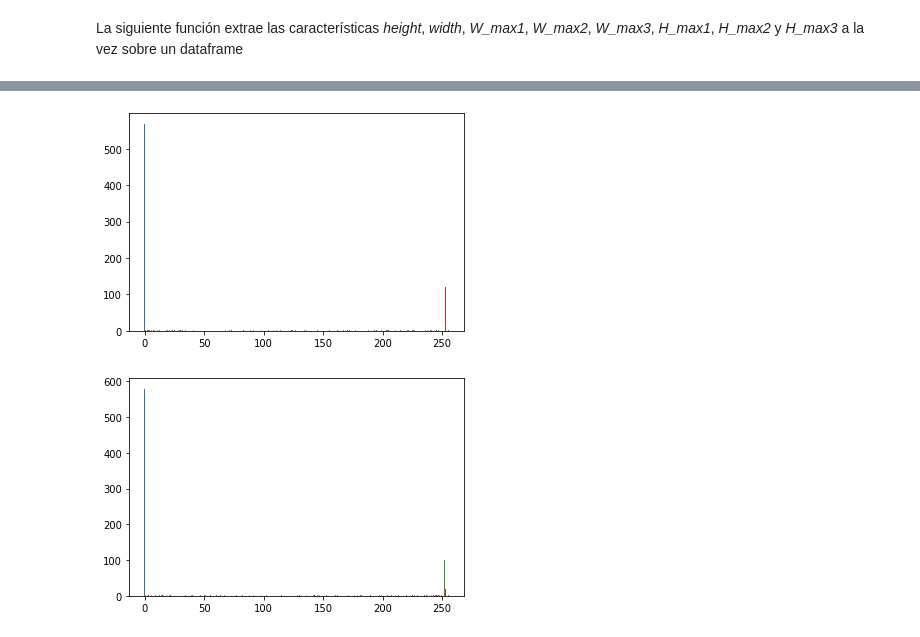
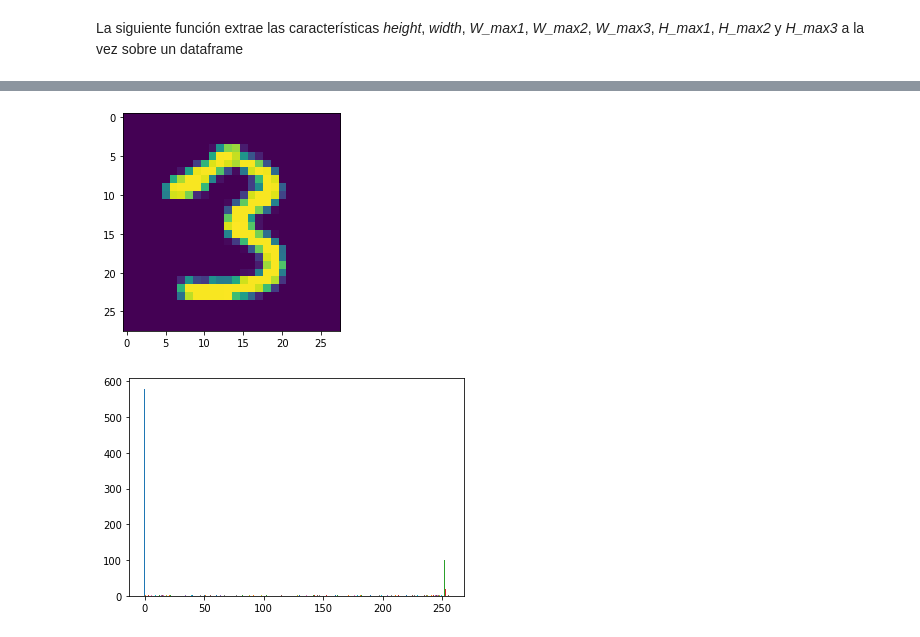
Before and after one commit to AndreaCastiella/MasterURJC, a Jupyter notebook: pruebas.ipynb, the cells around one changed output, grey strips where cells are left out. Drawn from its saved outputs; the diff is of its cells as text; code cells hidden in the pictures.

```diff
--- a/pruebas.ipynb
+++ b/pruebas.ipynb
@@ -15,7 +15,7 @@ import numpy  as np
 import pandas as pd
 from matplotlib import pyplot as plt
 # %%
-FullSet_3 = pd.read_csv('../Reto1-Dataset/1000_tres.csv', header=None)
+FullSet_3 = pd.read_csv('../Reto1-Dataset/reto1_X.csv', header=None)
 FullSet_7 = pd.read_csv('../Reto1-Dataset/1000_siete.csv', header=None)
 
 # Reescalado a [0, 1]
@@ -59,14 +63,16 @@ FeatSet_7 = feat_extraction(FullSet_7, 0.5)
 # %%
 data_3 = FullSet_3.values.reshape([FullSet_3.shape[0],28,28])
-img_3 = data_3[800,:,:]
+img_3 = data_3[2444,:,:]
+plt.imshow(img_3[int(img_3.shape[0]*(1-0.5)):,int(img_3.shape[1]*(0.5)):])
+plt.imshow(img_3)
 
-from PIL import Image
+#from PIL import Image
 from matplotlib import cm
-im = Image.fromarray(np.uint8(img_3 * 255) , 'L')
-hist = im.histogram()
-for i in range(256):
-    plt.bar(i,hist[i])
-plt.show()
+#im = Image.fromarray(np.uint8(img_3 * 255) , 'L')
+#hist = im.histogram()
+#for i in range(256):
+    #plt.bar(i,hist[i])
+#plt.show()
 # %% [output]
-[figure, old version]
+[figure, new version]
 # %%
```
Also changed, not shown: parts of 4 cells of this notebook, 1 other file.
